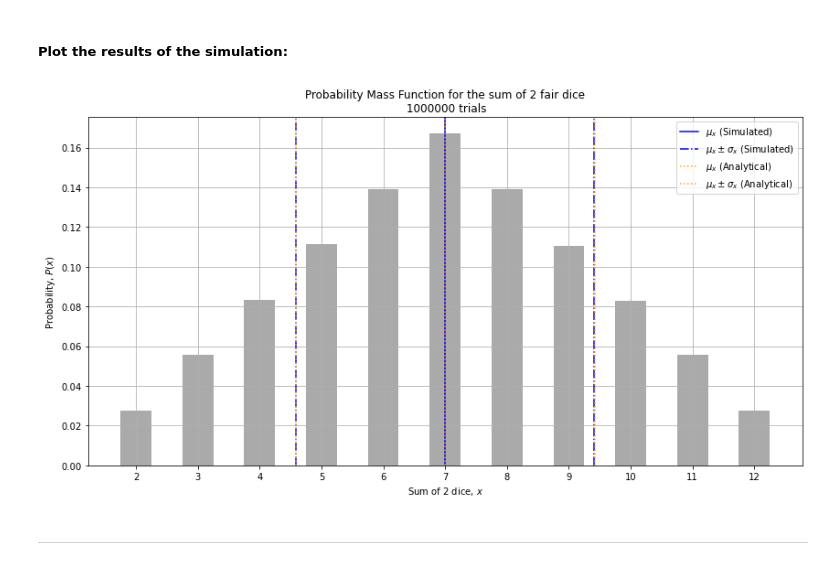
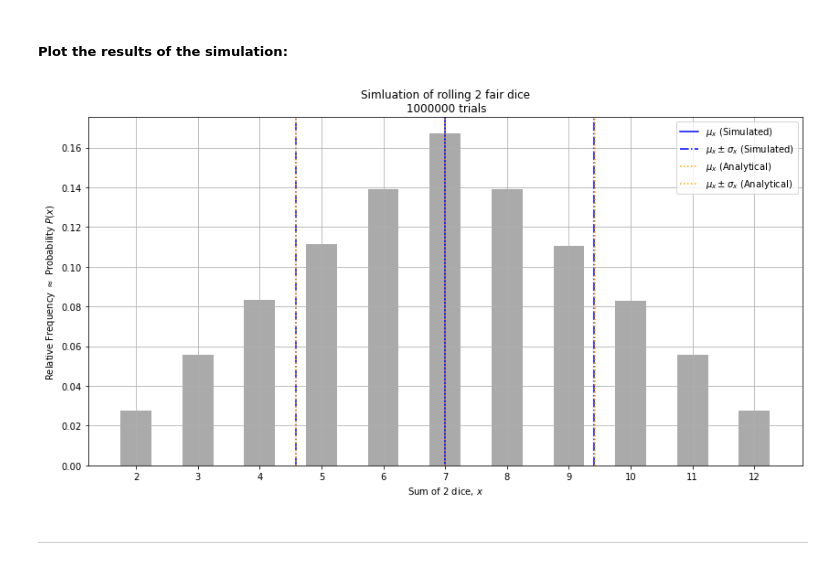
Before and after one commit to yrsci/Level8AI-CE4021-Etivity3, a Jupyter notebook: Etivity3-Task1-21208298.ipynb, the cells around one changed output. Saved outputs shown, nothing was run; the diff lists cells and outputs as text; code cells hidden in the pictures.

Commit message:
Fixed typos, corrected plot title & axis label

```diff
--- a/Etivity3-Task1-21208298.ipynb
+++ b/Etivity3-Task1-21208298.ipynb
@@ -165,9 +165,9 @@ result = dice_trials(n_dice, n_trials)
 # %%
-# Probability sum of 2 dice is <3 OR >10:
+# Probability sum of 2 dice is <3 or >10:
 p_lt_3_gt_10 = 0
-for o, p in zip(outcome, rel_freq):
+for o, rf in zip(outcome, rel_freq):
     if o < 3 or o > 10:
-        p_lt_3_gt_10 += p
+        p_lt_3_gt_10 += rf
 
 # Print output along with analytically-derived values for comparison
 print('* Probability of the sum of 2 thrown dice being less than 3 OR greater than 10 *')
@@ -186,19 +186,21 @@ outcome, freq = np.unique(np.array(result), return_counts = True)
 # Calulate the relative frequency
 rel_freq = freq / n_trials
 
-# Calculate the probability of each outcome (rel. frequency*outcome)
-sim_probs = np.array([o*rf for o, rf in zip(outcome, rel_freq)])
+# Calculate the contibution to the mean of each outcome (= rel. frequency * outcome)
+sim_mean_cont = np.array([o*rf for o, rf in zip(outcome, rel_freq)])
+
 
 ### Mean
 # Approximate the mean by summing rel. frequency*outcome for each outcome
-sim_mean = sum(sim_probs)
+sim_mean = sum(sim_mean_cont)
 
 
 ### Standard Deviation
-# First calculate variance: sum of squares of distance of outcomes from mean, weighted by rel. frequencies
+# First approximate variance: sum of squares of distance of outcomes from mean, weighted by rel. frequencies
 sim_var = sum(np.array([rf * ((o - sim_mean)**2) for o, rf in zip(outcome, rel_freq)]))
-# Calculate std. dev. as square root of variance
+# Approximate std. dev. as square root of variance
 sim_sd = np.sqrt(sim_var)
+
 
 # Print output along with analytically-derived values for comparison
 print('* Mean or Expected Value *')
@@ -225,32 +227,32 @@ true_sd = np.sqrt(35/6)
 # %%
 # Initialise plot & set size
 plt.figure()
 plt.rcParams['figure.figsize'] = [14, 7]
 
 # Plot the simulation results
 plt.bar(outcome, freq/n_trials, tick_label=outcome, width=0.5, color = '#AAAAAA')
 
 # Plot the mean & standard deviation
 plt.axvline(x = sim_mean, linestyle = '-', color = 'blue', label = '$\mu_x$ (Simulated)')
 plt.axvline(x = sim_mean + sim_sd, linestyle = '-.', color = 'blue', label = '$\mu_x \pm \sigma_x$ (Simulated)')
 plt.axvline(x = sim_mean - sim_sd, linestyle = '-.', color = 'blue')
 
 plt.axvline(x = true_mean, linestyle = ':', color = 'orange', label = '$\mu_x$ (Analytical)')
 plt.axvline(x = true_mean + true_sd, linestyle = ':', color = 'orange', label = '$\mu_x \pm \sigma_x$ (Analytical)')
 plt.axvline(x = true_mean - true_sd, linestyle = ':', color = 'orange')
 
 
 # Add title, gridlines, axis labels, legend
-plt.title("Probability Mass Function for the sum of {} fair dice\n {} trials".format(n_dice, n_trials))
+plt.title("Simluation of rolling {} fair dice\n {} trials".format(n_dice, n_trials))
 plt.grid(b=True, which='major', axis='both')
 plt.xlabel("Sum of {} dice, $x$".format(n_dice))
-plt.ylabel("Probability, $P(x)$")
+plt.ylabel("Relative Frequency $\\approx$ Probability $P(x)$")
 plt.legend()
 
 # Display the plot
 plt.show()
 # %% [output]
-[figure, old version]
+[figure, new version]
 # %% [markdown]
 <hr style=\"border:2px solid gray\"> </hr>
 # %% [markdown]
```
Also changed, not shown: parts of 2 cells of this notebook.
